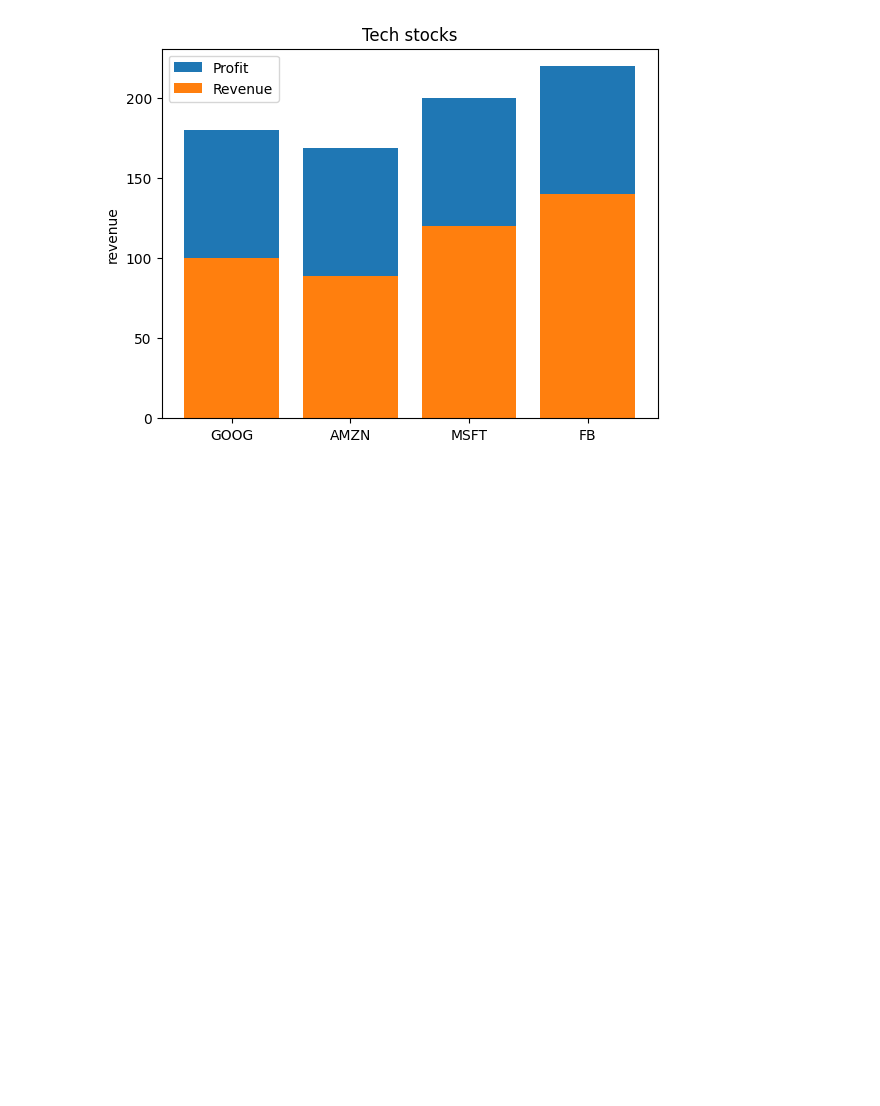
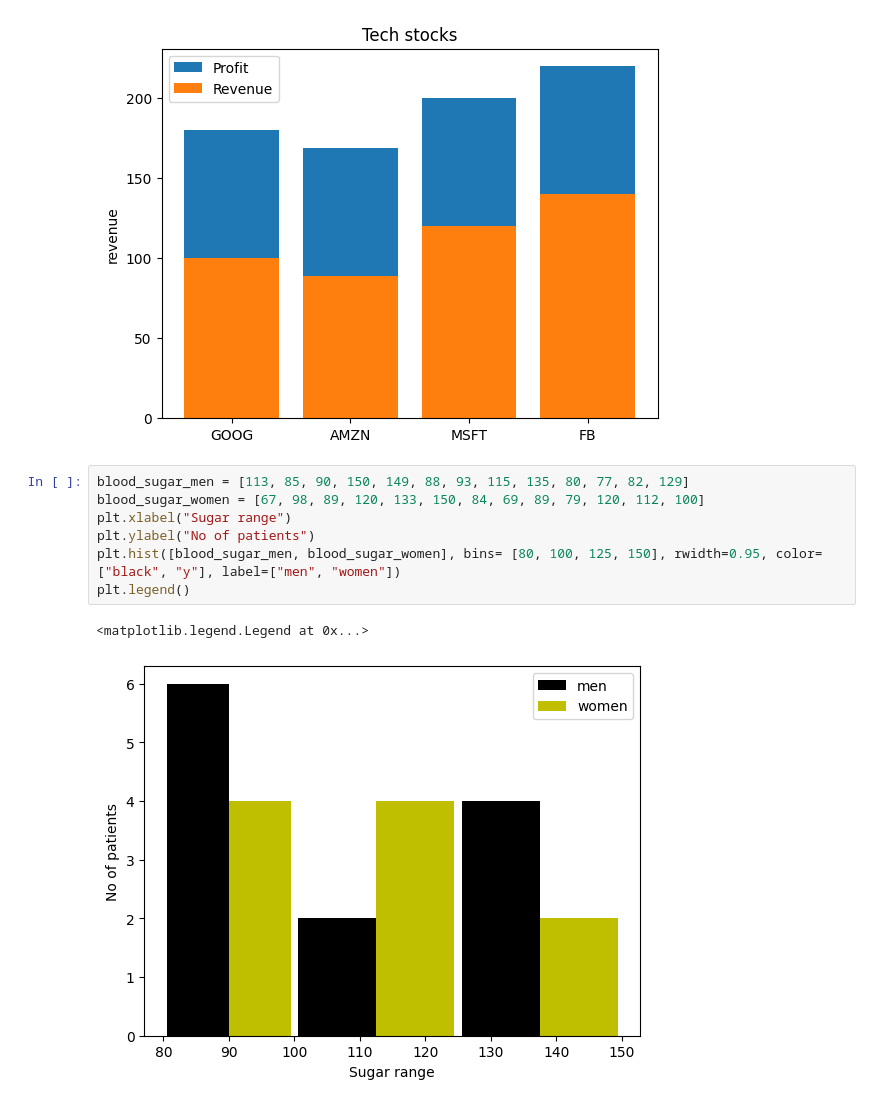
Before and after one commit to mwang840/ML-Intro, a Jupyter notebook: MatplotLib practice.ipynb, the cells around one changed output. Cells and saved outputs as stored; diff of their text form; blank space fills up the shorter version.

```diff
--- a/MatplotLib practice.ipynb
+++ b/MatplotLib practice.ipynb
@@ -36,3 +36,13 @@ plt.legend()
 # %% [output]
 <matplotlib.legend.Legend at 0x...>
 [figure]
+# %%
+blood_sugar_men = [113, 85, 90, 150, 149, 88, 93, 115, 135, 80, 77, 82, 129]
+blood_sugar_women = [67, 98, 89, 120, 133, 150, 84, 69, 89, 79, 120, 112, 100]
+plt.xlabel("Sugar range")
+plt.ylabel("No of patients")
+plt.hist([blood_sugar_men, blood_sugar_women], bins= [80, 100, 125, 150], rwidth=0.95, color=["black", "y"], label=["men", "women"])
+plt.legend()
+# %% [output]
+<matplotlib.legend.Legend at 0x...>
+[figure, added]
```
Also changed, not shown: 4 other files.
